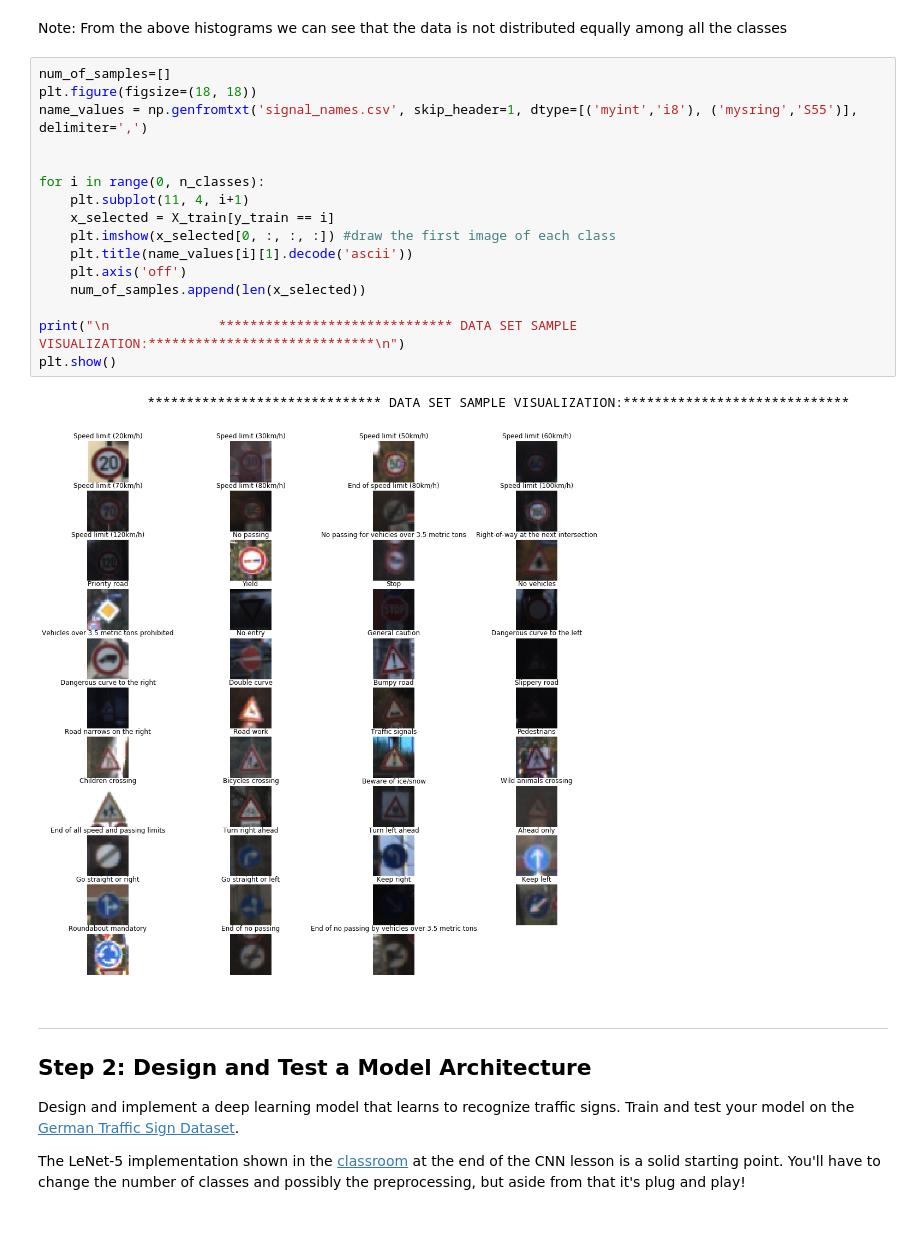
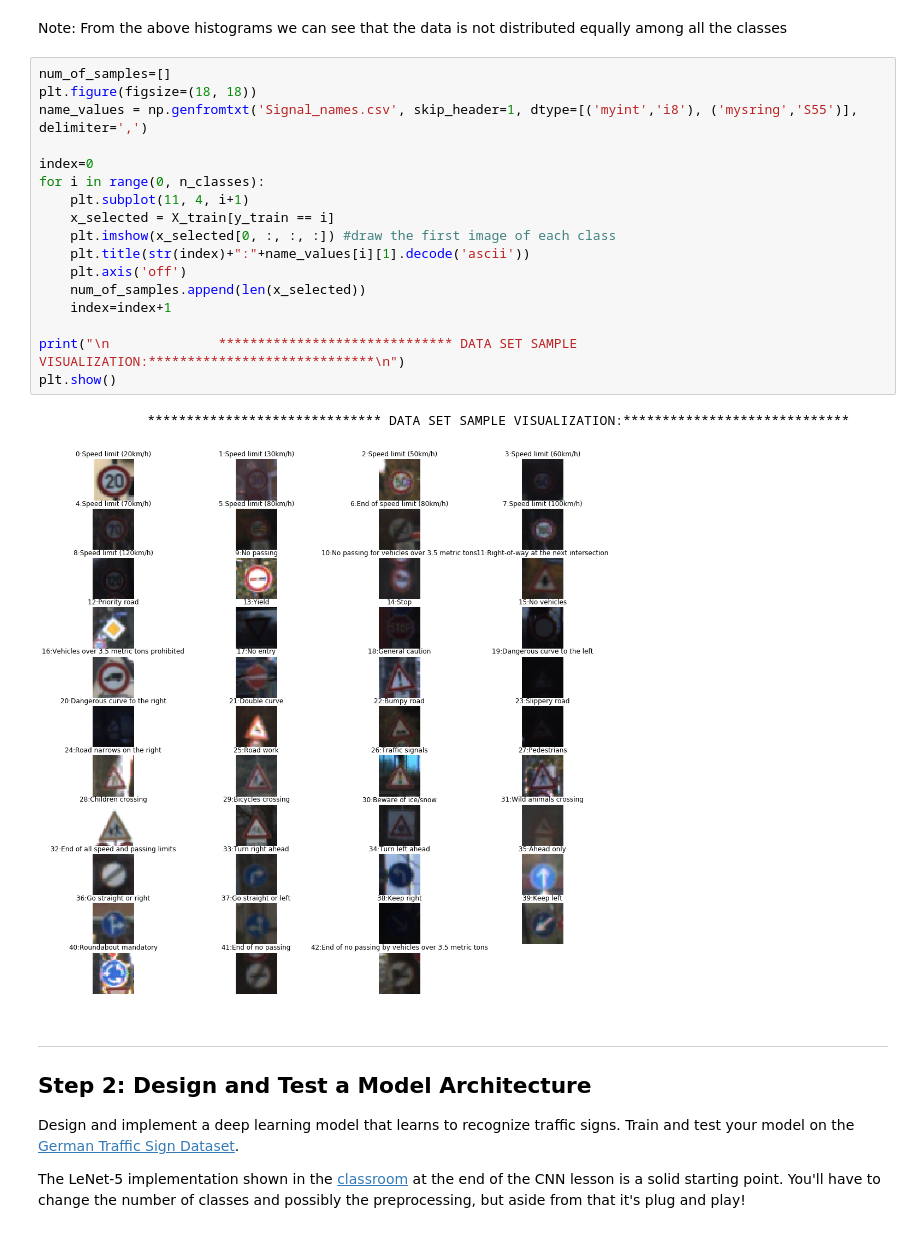
Before and after one commit to raghu467/Traffic_sign_classfier, a Jupyter notebook: Traffic_Sign_Classifier.ipynb, the cells around one changed output. Saved outputs shown, nothing was run; the diff lists cells and outputs as text.

```diff
--- a/Traffic_Sign_Classifier.ipynb
+++ b/Traffic_Sign_Classifier.ipynb
@@ -112,22 +113,23 @@ Note: From the above histograms we can see that the data
 # %%
 num_of_samples=[]
 plt.figure(figsize=(18, 18))
-name_values = np.genfromtxt('signal_names.csv', skip_header=1, dtype=[('myint','i8'), ('mysring','S55')], delimiter=',')
+name_values = np.genfromtxt('Signal_names.csv', skip_header=1, dtype=[('myint','i8'), ('mysring','S55')], delimiter=',')
 
-
+index=0
 for i in range(0, n_classes):
     plt.subplot(11, 4, i+1)
     x_selected = X_train[y_train == i]
     plt.imshow(x_selected[0, :, :, :]) #draw the first image of each class
-    plt.title(name_values[i][1].decode('ascii'))
+    plt.title(str(index)+":"+name_values[i][1].decode('ascii'))
     plt.axis('off')
     num_of_samples.append(len(x_selected))
+    index=index+1
 
 print("\n              ****************************** DATA SET SAMPLE VISUALIZATION:*****************************\n")
 plt.show()
 # %% [output]
               ****************************** DATA SET SAMPLE VISUALIZATION:*****************************
-[figure, old version]
+[figure, new version]
 # %% [markdown]
 ----
 
```
Also changed, not shown: parts of 12 cells of this notebook.
